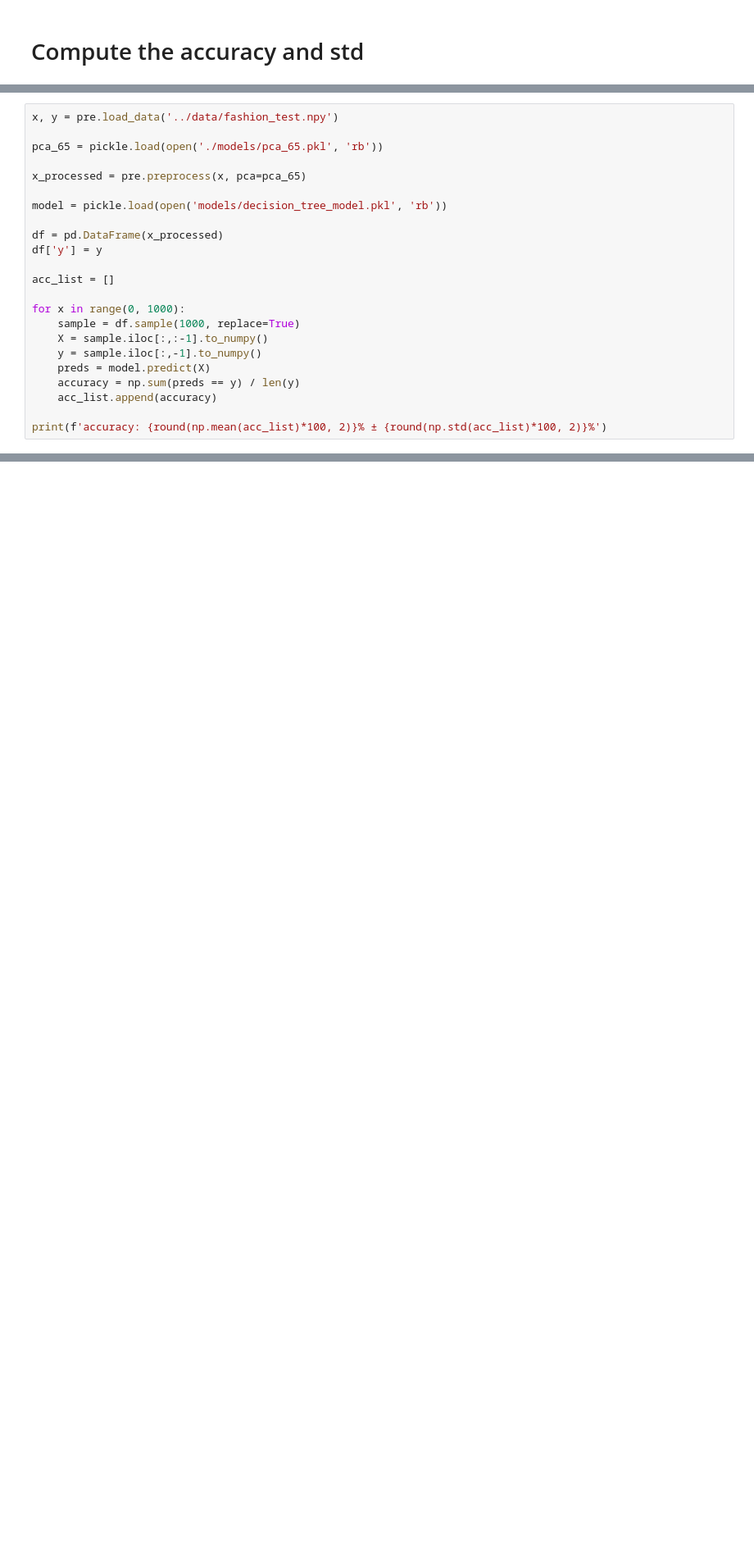
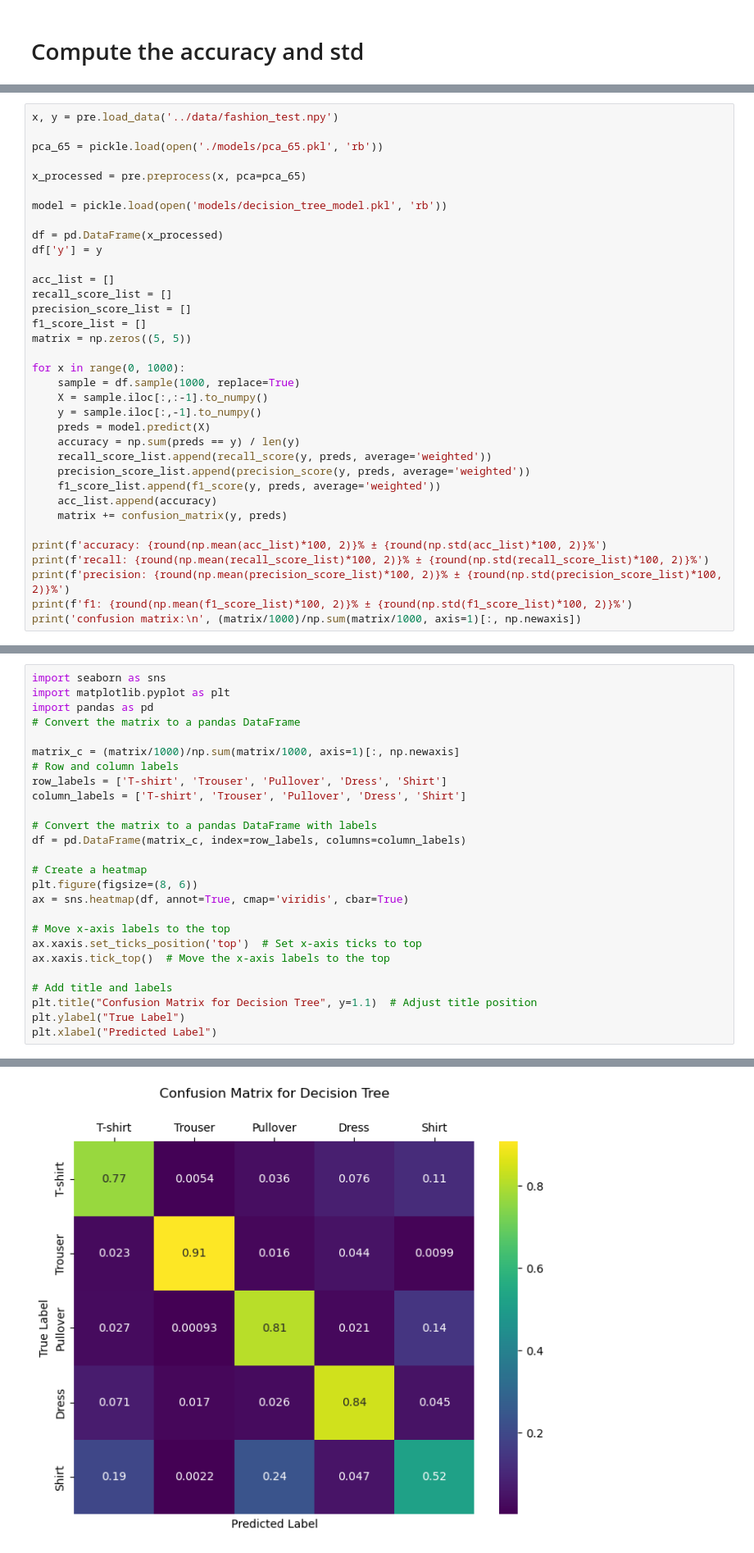
Before and after one commit to ikradnegyhusz/clothing_classifier, a Jupyter notebook: Final_repo/HP_decision_tree.ipynb, the cells around one changed output, grey strips where cells are left out. Shown at 82% size. Drawn from its saved outputs; the diff is of its cells as text; blank space fills up the shorter version.

```diff
--- a/Final_repo/HP_decision_tree.ipynb
+++ b/Final_repo/HP_decision_tree.ipynb
@@ -75,6 +78,10 @@ df = pd.DataFrame(x_processed)
 df['y'] = y
 
 acc_list = []
+recall_score_list = []
+precision_score_list = []
+f1_score_list = []
+matrix = np.zeros((5, 5))
 
 for x in range(0, 1000):
     sample = df.sample(1000, replace=True)
@@ -82,7 +89,15 @@ for x in range(0, 1000):
     y = sample.iloc[:,-1].to_numpy()
     preds = model.predict(X)
     accuracy = np.sum(preds == y) / len(y)
+    recall_score_list.append(recall_score(y, preds, average='weighted'))
+    precision_score_list.append(precision_score(y, preds, average='weighted'))
+    f1_score_list.append(f1_score(y, preds, average='weighted'))
     acc_list.append(accuracy)
+    matrix += confusion_matrix(y, preds)
 
 print(f'accuracy: {round(np.mean(acc_list)*100, 2)}% ± {round(np.std(acc_list)*100, 2)}%')
+print(f'recall: {round(np.mean(recall_score_list)*100, 2)}% ± {round(np.std(recall_score_list)*100, 2)}%')
+print(f'precision: {round(np.mean(precision_score_list)*100, 2)}% ± {round(np.std(precision_score_list)*100, 2)}%')
+print(f'f1: {round(np.mean(f1_score_list)*100, 2)}% ± {round(np.std(f1_score_list)*100, 2)}%')
+print('confusion matrix:\n', (matrix/1000)/np.sum(matrix/1000, axis=1)[:, np.newaxis])
 # %% [output]
@@ -89,0 +114,27 @@ accuracy: 76.93% ± 1.33%
+# %%
+import seaborn as sns
+import matplotlib.pyplot as plt
+import pandas as pd
+# Convert the matrix to a pandas DataFrame
+
+matrix_c = (matrix/1000)/np.sum(matrix/1000, axis=1)[:, np.newaxis]
+# Row and column labels
+row_labels = ['T-shirt', 'Trouser', 'Pullover', 'Dress', 'Shirt']
+column_labels = ['T-shirt', 'Trouser', 'Pullover', 'Dress', 'Shirt']
+
+# Convert the matrix to a pandas DataFrame with labels
+df = pd.DataFrame(matrix_c, index=row_labels, columns=column_labels)
+
+# Create a heatmap
+plt.figure(figsize=(8, 6))
+ax = sns.heatmap(df, annot=True, cmap='viridis', cbar=True)
+
+# Move x-axis labels to the top
+ax.xaxis.set_ticks_position('top')  # Set x-axis ticks to top
+ax.xaxis.tick_top()  # Move the x-axis labels to the top
+
+# Add title and labels
+plt.title("Confusion Matrix for Decision Tree", y=1.1)  # Adjust title position
+plt.ylabel("True Label")
+plt.xlabel("Predicted Label")
+# %% [output]
@@ -90,3 +142,4 @@ accuracy: 76.93% ± 1.33%
+[figure, added]
 # %% [markdown]
 # Compare with sklearn Decision tree
 # %% [markdown]
```
Also changed, not shown: parts of 4 cells of this notebook, 3 other files.
